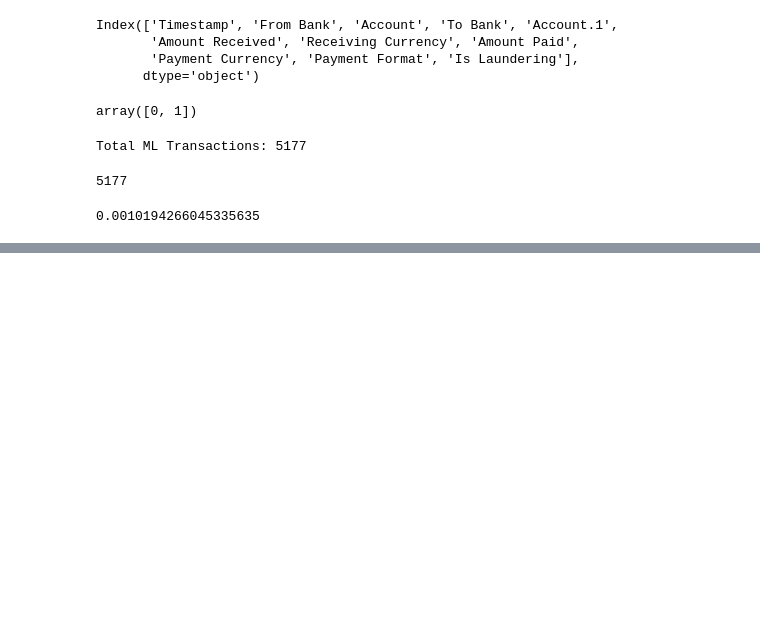
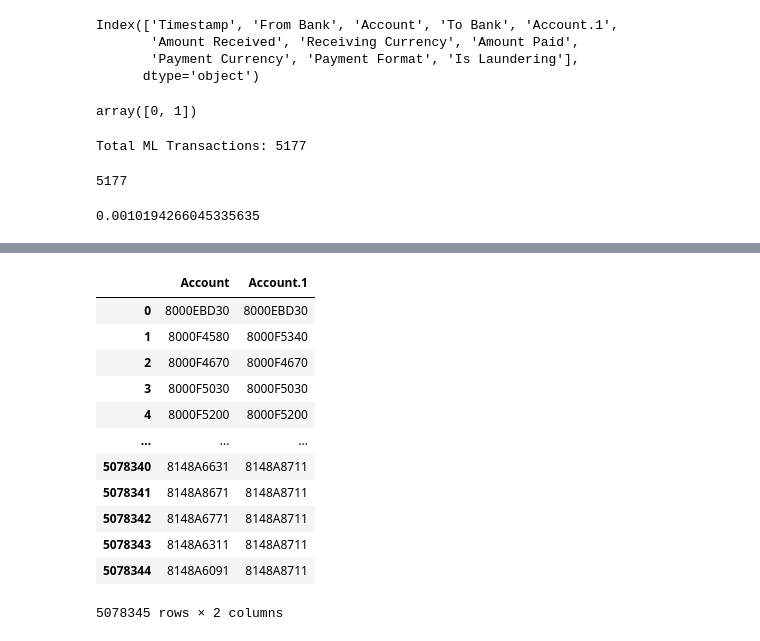
Before and after one commit to Hackveda/AI-Powered-Risk-Assessment-for-Financial-Compliance, a Jupyter notebook: AML 4 Level Analytics.ipynb, the cells around one changed output, grey strips where cells are left out. Cells and saved outputs as stored; diff of their text form; code cells hidden in the pictures; blank space fills up the shorter version.

```diff
--- a/AML 4 Level Analytics.ipynb
+++ b/AML 4 Level Analytics.ipynb
@@ -143,0 +177,16 @@ total_ml_transactions / total_transactions
+# %%
+dataset[['Account', 'Account.1']]
+# %% [output]
+|  | Account | Account.1 |
+| 0 | 8000EBD30 | 8000EBD30 |
+| 1 | 8000F4580 | 8000F5340 |
+| 2 | 8000F4670 | 8000F4670 |
+| 3 | 8000F5030 | 8000F5030 |
+| 4 | 8000F5200 | 8000F5200 |
+| ... | ... | ... |
+| 5078340 | 8148A6631 | 8148A8711 |
+| 5078341 | 8148A8671 | 8148A8711 |
+| 5078342 | 8148A6771 | 8148A8711 |
+| 5078343 | 8148A6311 | 8148A8711 |
+| 5078344 | 8148A6091 | 8148A8711 |
+5078345 rows × 2 columns
```
Also changed, not shown: parts of 8 cells of this notebook.
